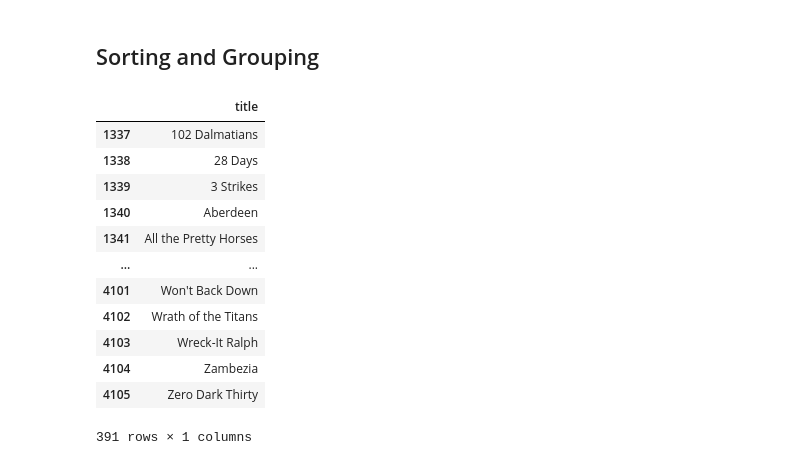
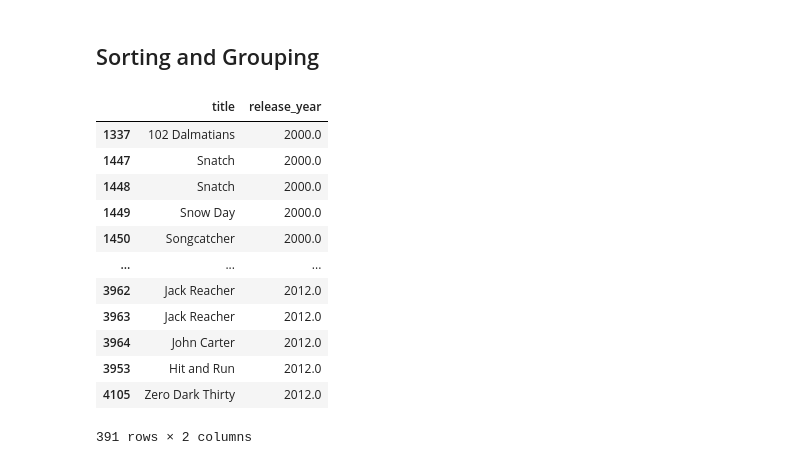
Before and after one commit to ishtiakrongon/Learning-Python, a Jupyter notebook: Basic Data Exploration with Pandas.ipynb, the cells around one changed output. Drawn from its saved outputs; the diff is of its cells as text; code cells hidden in the pictures.

```diff
--- a/Basic Data Exploration with Pandas.ipynb
+++ b/Basic Data Exploration with Pandas.ipynb
@@ -528,19 +528,19 @@ difference
 # %%
 # Get the title of films released in 2000 or 2012, in the order they were released
 
-var_title_released_year = films.loc[:, ["title"]] [(films["release_year"] == 2000) | (films["release_year"] == 2012)]
+var_title_released_year = films.loc[:, ["title", "release_year"]] [(films["release_year"] == 2000) | (films["release_year"] == 2012)].sort_values("release_year", ascending = True)
 var_title_released_year
 # %% [output]
-|  | title |
-| 1337 | 102 Dalmatians |
-| 1338 | 28 Days |
-| 1339 | 3 Strikes |
-| 1340 | Aberdeen |
-| 1341 | All the Pretty Horses |
-| ... | ... |
-| 4101 | Won't Back Down |
-| 4102 | Wrath of the Titans |
-| 4103 | Wreck-It Ralph |
-| 4104 | Zambezia |
-| 4105 | Zero Dark Thirty |
+|  | title | release_year |
+| 1337 | 102 Dalmatians | 2000.0 |
+| 1447 | Snatch | 2000.0 |
+| 1448 | Snatch | 2000.0 |
+| 1449 | Snow Day | 2000.0 |
+| 1450 | Songcatcher | 2000.0 |
+| ... | ... | ... |
+| 3962 | Jack Reacher | 2012.0 |
+| 3963 | Jack Reacher | 2012.0 |
+| 3964 | John Carter | 2012.0 |
+| 3953 | Hit and Run | 2012.0 |
+| 4105 | Zero Dark Thirty | 2012.0 |
-391 rows × 1 columns
+391 rows × 2 columns
```
Also changed, not shown: parts of 11 cells of this notebook.
